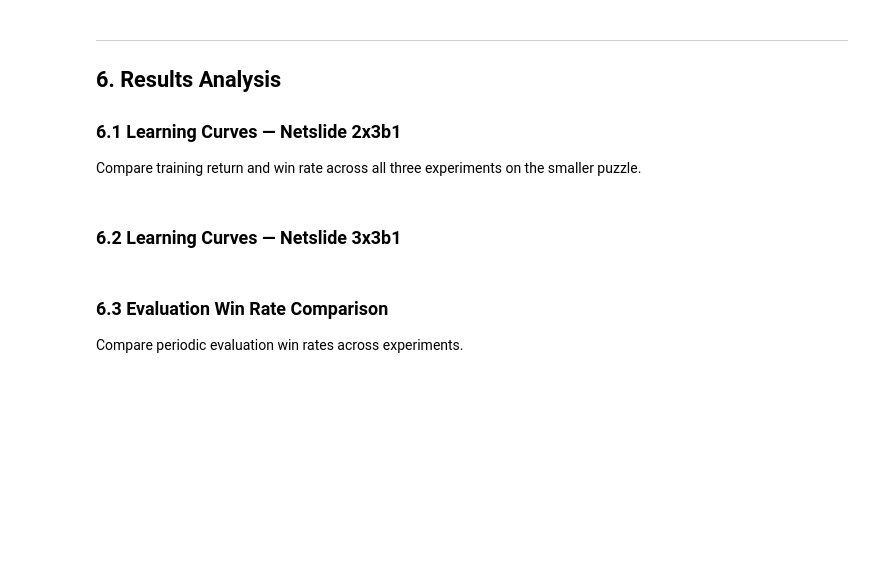
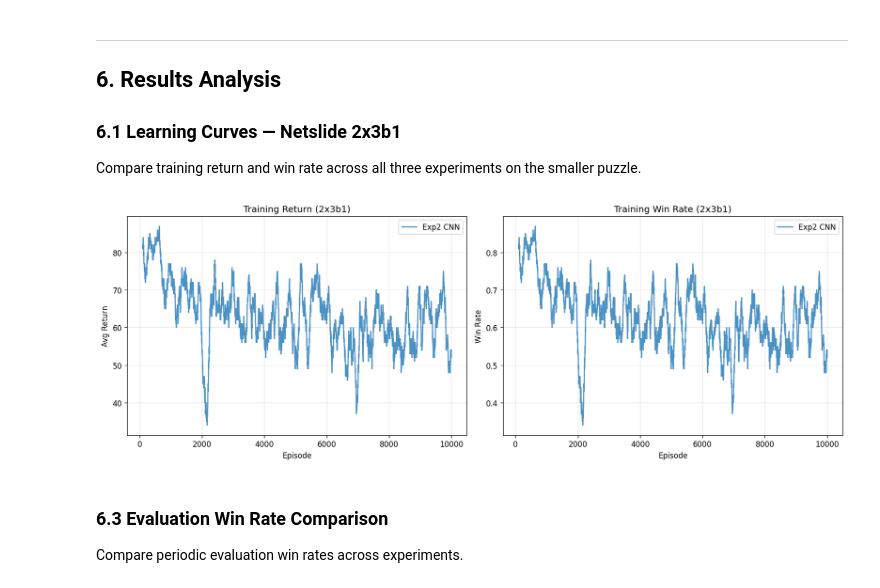
Before and after one commit to fleer/dyad_rl, a Jupyter notebook: experiment.ipynb, the cells around one changed output. Cells and saved outputs as stored; diff of their text form; code cells hidden in the pictures; blank space fills up the shorter version.

```diff
--- a/experiment.ipynb
+++ b/experiment.ipynb
@@ -338,33 +620,33 @@ Compare training return and win rate across all three experiments on the smaller
 # %%
 # --- 2x3b1 Learning Curves ---
 training_csvs_2x3 = {
-    "Exp1 MLP": "results/exp1_mlp_2x3/exp1_mlp_2x3_training.csv",
+#    "Exp1 MLP": "results/exp1_mlp_2x3/exp1_mlp_2x3_training.csv",
     "Exp2 CNN": "results/exp2_cnn_2x3/exp2_cnn_2x3_training.csv",
-    "Exp3 Dyad (Agent A / MLP)": "results/exp3_dyad_2x3/agent_a_training.csv",
-    "Exp3 Dyad (Agent B / CNN)": "results/exp3_dyad_2x3/agent_b_training.csv",
+    # "Exp3 Dyad (Agent A / MLP)": "results/exp3_dyad_2x3/agent_a_training.csv",
+    # "Exp3 Dyad (Agent B / CNN)": "results/exp3_dyad_2x3/agent_b_training.csv",
 }
 
 # Filter to existing files only
 available = {k: v for k, v in training_csvs_2x3.items() if os.path.exists(v)}
 if available:
     plot_learning_curves(available, "results/visualizations/2x3", window=100)
 
     # Also show inline
     fig, axes = plt.subplots(1, 2, figsize=(14, 5))
     for name, csv_path in available.items():
         data = load_training_csv(csv_path)
         eps = data["episode"]
         ret_s = smooth(data["total_return"], 100)
         axes[0].plot(eps[99:], ret_s, label=name, alpha=0.8)
         wr_s = smooth([1.0 if s else 0.0 for s in data["success"]], 100)
         axes[1].plot(eps[99:], wr_s, label=name, alpha=0.8)
 
     axes[0].set(xlabel="Episode", ylabel="Avg Return", title="Training Return (2x3b1)")
     axes[0].legend(); axes[0].grid(alpha=0.3)
     axes[1].set(xlabel="Episode", ylabel="Win Rate", title="Training Win Rate (2x3b1)")
     axes[1].legend(); axes[1].grid(alpha=0.3)
     plt.tight_layout(); plt.show()
 else:
     print("No 2x3b1 training results found yet. Run experiments first.")
+# %% [output]
+[figure, added]
-# %% [markdown]
-### 6.2 Learning Curves — Netslide 3x3b1
```
Also changed, not shown: parts of 11 cells of this notebook, 15 other files.
